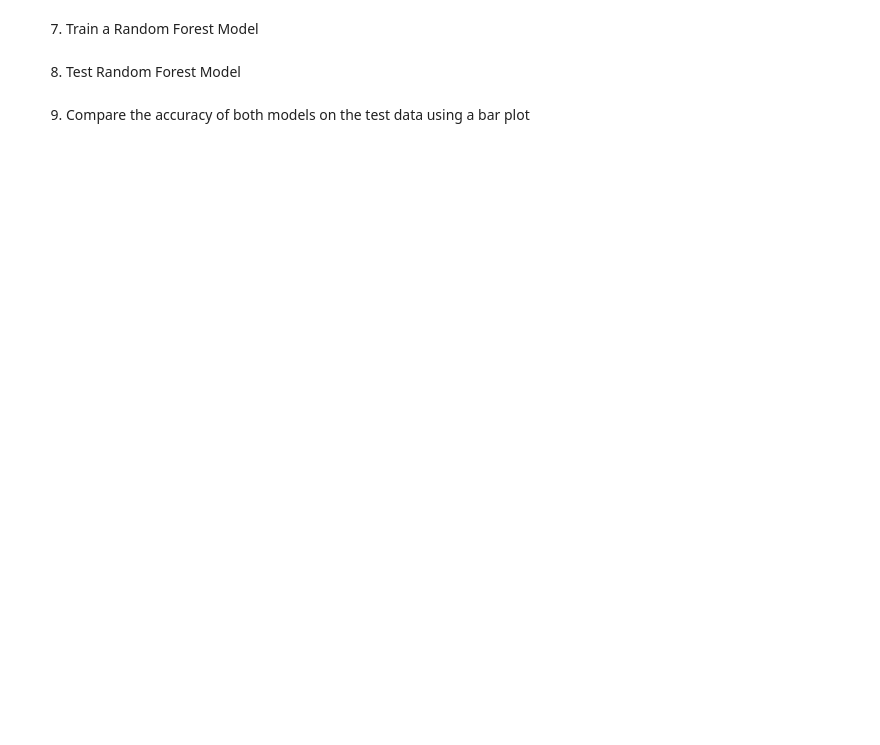
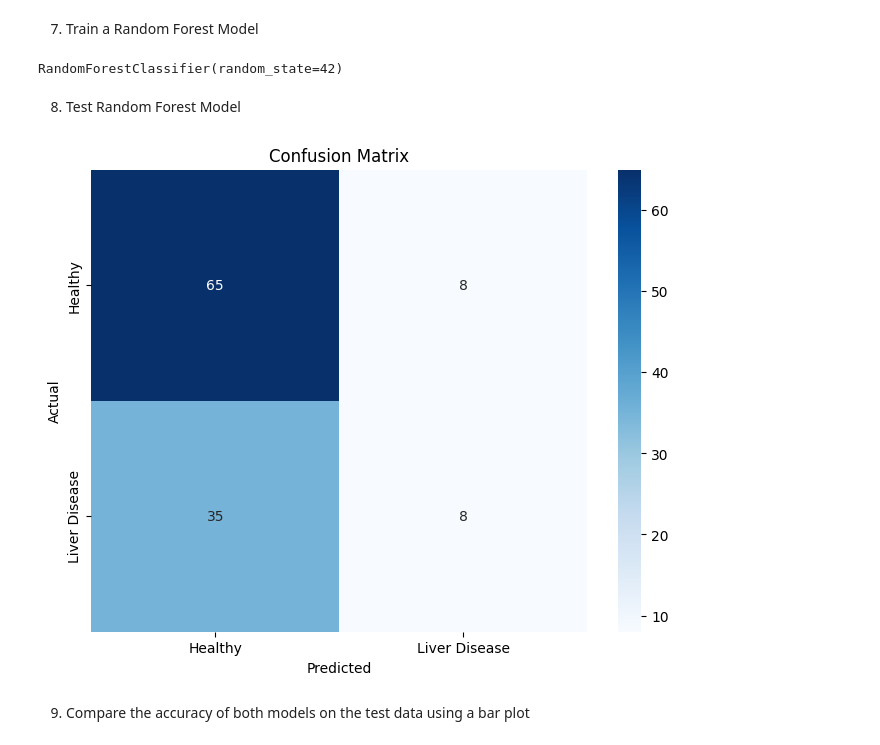
Before and after one commit to MeKirkpatrick/BME3053CFinalProject, a Jupyter notebook: Project.ipynb, the cells around one changed output. Cells and saved outputs as stored; diff of their text form; code cells hidden in the pictures; blank space fills up the shorter version.

```diff
--- a/Project.ipynb
+++ b/Project.ipynb
@@ -128,6 +156,31 @@ X_test_scaled = scaler.transform(X_test)
 # %% [markdown]
 7. Train a Random Forest Model
+# %%
+# Train a Random Forest Model
+from sklearn.ensemble import RandomForestClassifier
+# Create a random forest classifier
+rf_model = RandomForestClassifier(n_estimators=100, random_state=42)
+# Fit the model to the training data
+rf_model.fit(X_train_scaled, y_train)
+# %% [output]
+RandomForestClassifier(random_state=42)
 # %% [markdown]
 8. Test Random Forest Model
+# %%
+#Test forest model
+# Make predictions on the test set
+y_pred_rf = rf_model.predict(X_test_scaled)
+# Visualize the confusion matrix
+# Create a confusion matrix
+cm_rf = confusion_matrix(y_test, y_pred_rf)
+# Plot the confusion matrix
+plt.figure(figsize=(8, 6))
+sns.heatmap(cm_rf, annot=True, fmt='d', cmap='Blues', xticklabels=['Healthy', 'Liver Disease'], yticklabels=['Healthy', 'Liver Disease'])
+plt.xlabel('Predicted')
+plt.ylabel('Actual')
+plt.title('Confusion Matrix')
+plt.show()
+# %% [output]
+[figure, added]
 # %% [markdown]
 9. Compare the accuracy of both models on the test data using a bar plot
```
Also changed, not shown: parts of 8 cells of this notebook.
